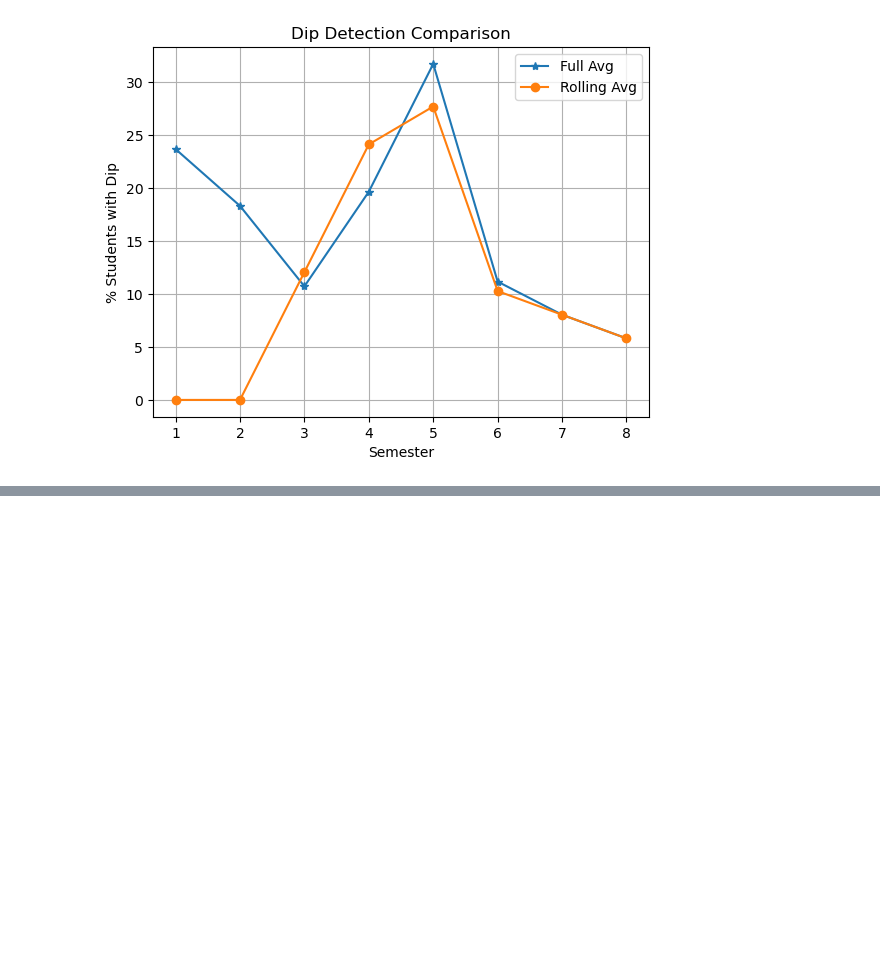
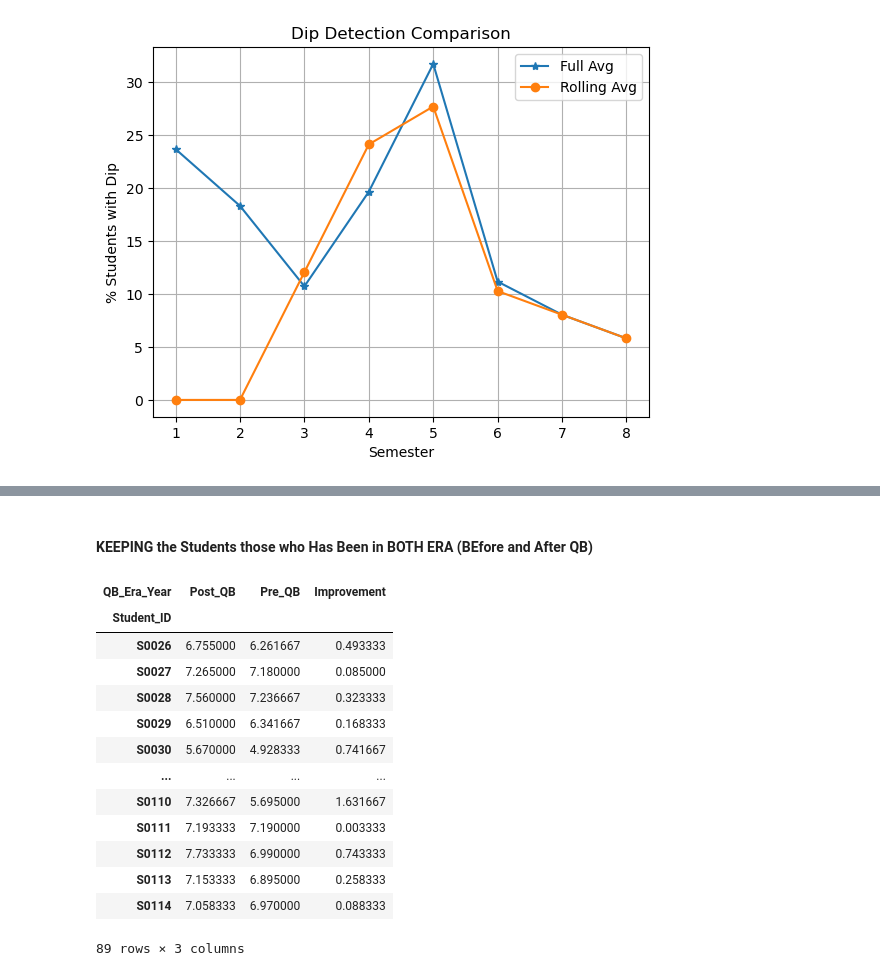
Before and after one commit to 24f2007064/Student-Performance-Analysis, a Jupyter notebook: DiP detection.ipynb, the cells around one changed output, grey strips where cells are left out. Cells and saved outputs as stored; diff of their text form; code cells hidden in the pictures; blank space fills up the shorter version.

```diff
--- a/DiP detection.ipynb
+++ b/DiP detection.ipynb
@@ -262,0 +330,8 @@ plt.show()
+# %%
+df["QB_Era_Year"] = df['Year'].apply(lambda x: 'Post_QB' if x >= 2022 else 'Pre_QB' )
+
+# AVG CGPA
+df.groupby('QB_Era_Year')["SGPA"].mean()
+
+# STD CGPA
+df.groupby("QB_Era_Year")["SGPA"].mean()
@@ -262,0 +369,4 @@ plt.show()
+# %%
+student_era_avg = df.groupby(['Student_ID', 'QB_Era_Year'])['SGPA'].mean().unstack()
+
+student_era_avg
@@ -262,0 +388,20 @@ plt.show()
+# %% [markdown]
+#### KEEPING the Students those who Has Been in BOTH ERA (BEfore and After QB)
+# %%
+student_era_avg = student_era_avg.dropna()
+student_era_avg
+# %% [output]
+| QB_Era_Year | Post_QB | Pre_QB | Improvement |
+| Student_ID |  |  |  |
+| S0026 | 6.755000 | 6.261667 | 0.493333 |
+| S0027 | 7.265000 | 7.180000 | 0.085000 |
+| S0028 | 7.560000 | 7.236667 | 0.323333 |
+| S0029 | 6.510000 | 6.341667 | 0.168333 |
+| S0030 | 5.670000 | 4.928333 | 0.741667 |
+| ... | ... | ... | ... |
+| S0110 | 7.326667 | 5.695000 | 1.631667 |
+| S0111 | 7.193333 | 7.190000 | 0.003333 |
+| S0112 | 7.733333 | 6.990000 | 0.743333 |
+| S0113 | 7.153333 | 6.895000 | 0.258333 |
+| S0114 | 7.058333 | 6.970000 | 0.088333 |
+89 rows × 3 columns
```
Also changed, not shown: parts of 37 cells of this notebook, 1 other file.
